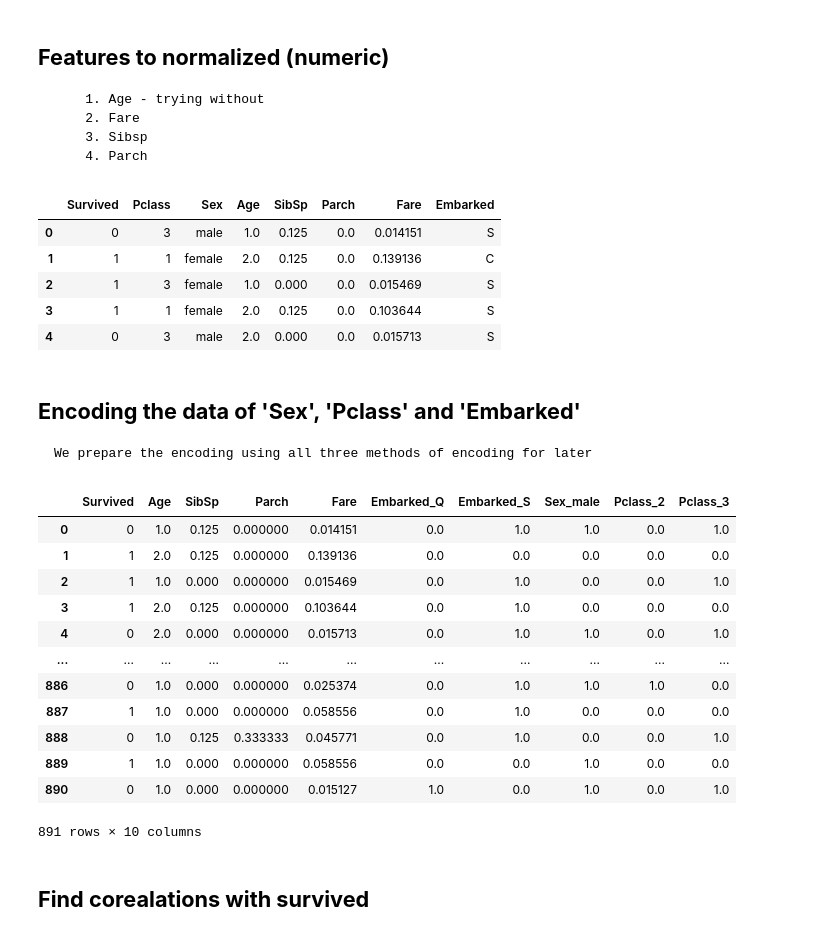
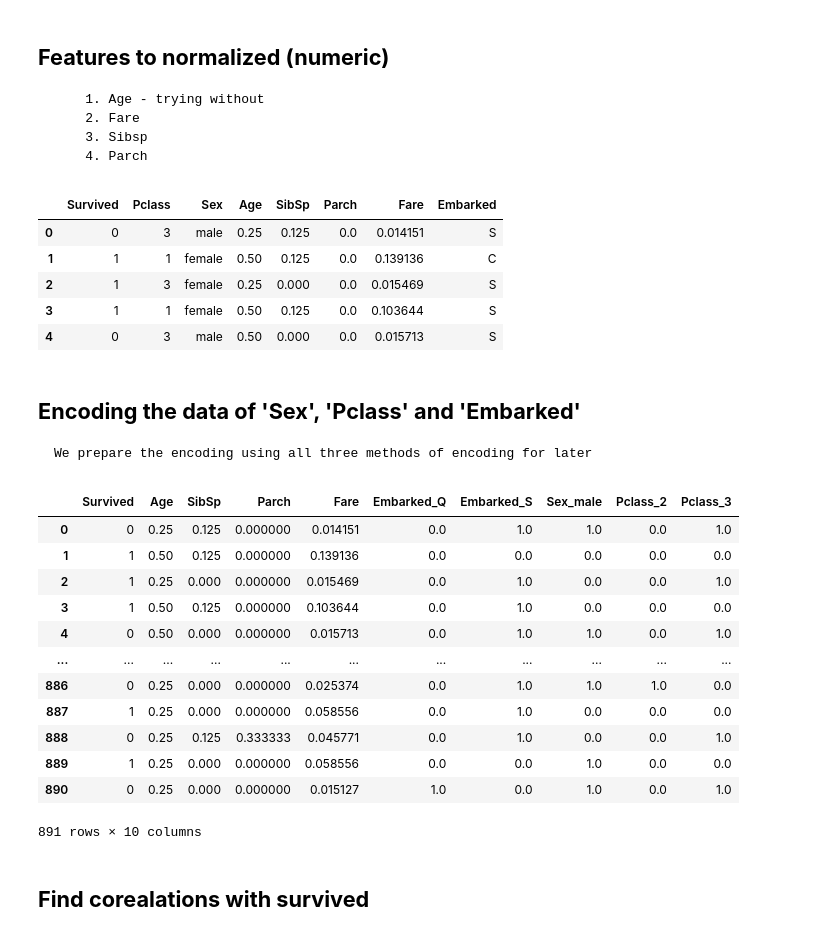
Before and after one commit to DorFerenc/Kaggle-ML-course, a Jupyter notebook: titanic-log.ipynb, the cells around one changed output. Drawn from its saved outputs; the diff is of its cells as text; code cells hidden in the pictures.

```diff
--- a/titanic-log.ipynb
+++ b/titanic-log.ipynb
@@ -560,20 +560,20 @@ altered_preparation_titanic_df = altered_titanic_df.copy()
 # %%
 # use min-max Normalization
 # Define the features to normalize
-# features_to_normalize = ['Age', 'Fare', 'SibSp', 'Parch']
-features_to_normalize = ['Fare', 'SibSp', 'Parch']
+features_to_normalize = ['Age', 'Fare', 'SibSp', 'Parch']
+# features_to_normalize = ['Fare', 'SibSp', 'Parch']
 
 
 for feature in features_to_normalize:
     altered_preparation_titanic_df[feature] = MinMaxScaler().fit_transform(altered_preparation_titanic_df[[feature]])
 altered_preparation_titanic_df.head()
 # %% [output]
 |  | Survived | Pclass | Sex | Age | SibSp | Parch | Fare | Embarked |
-| 0 | 0 | 3 | male | 1.0 | 0.125 | 0.0 | 0.014151 | S |
-| 1 | 1 | 1 | female | 2.0 | 0.125 | 0.0 | 0.139136 | C |
-| 2 | 1 | 3 | female | 1.0 | 0.000 | 0.0 | 0.015469 | S |
-| 3 | 1 | 1 | female | 2.0 | 0.125 | 0.0 | 0.103644 | S |
-| 4 | 0 | 3 | male | 2.0 | 0.000 | 0.0 | 0.015713 | S |
+| 0 | 0 | 3 | male | 0.25 | 0.125 | 0.0 | 0.014151 | S |
+| 1 | 1 | 1 | female | 0.50 | 0.125 | 0.0 | 0.139136 | C |
+| 2 | 1 | 3 | female | 0.25 | 0.000 | 0.0 | 0.015469 | S |
+| 3 | 1 | 1 | female | 0.50 | 0.125 | 0.0 | 0.103644 | S |
+| 4 | 0 | 3 | male | 0.50 | 0.000 | 0.0 | 0.015713 | S |
 # %% [markdown]
 ## **Encoding the data of 'Sex', 'Pclass' and 'Embarked'**
 
@@ -597,17 +597,17 @@ altered_preparation_titanic_df = altered_preparation_titanic_df.drop(['Pclass'],
 altered_preparation_titanic_df
 # %% [output]
 |  | Survived | Age | SibSp | Parch | Fare | Embarked_Q | Embarked_S | Sex_male | Pclass_2 | Pclass_3 |
-| 0 | 0 | 1.0 | 0.125 | 0.000000 | 0.014151 | 0.0 | 1.0 | 1.0 | 0.0 | 1.0 |
-| 1 | 1 | 2.0 | 0.125 | 0.000000 | 0.139136 | 0.0 | 0.0 | 0.0 | 0.0 | 0.0 |
-| 2 | 1 | 1.0 | 0.000 | 0.000000 | 0.015469 | 0.0 | 1.0 | 0.0 | 0.0 | 1.0 |
-| 3 | 1 | 2.0 | 0.125 | 0.000000 | 0.103644 | 0.0 | 1.0 | 0.0 | 0.0 | 0.0 |
-| 4 | 0 | 2.0 | 0.000 | 0.000000 | 0.015713 | 0.0 | 1.0 | 1.0 | 0.0 | 1.0 |
+| 0 | 0 | 0.25 | 0.125 | 0.000000 | 0.014151 | 0.0 | 1.0 | 1.0 | 0.0 | 1.0 |
+| 1 | 1 | 0.50 | 0.125 | 0.000000 | 0.139136 | 0.0 | 0.0 | 0.0 | 0.0 | 0.0 |
+| 2 | 1 | 0.25 | 0.000 | 0.000000 | 0.015469 | 0.0 | 1.0 | 0.0 | 0.0 | 1.0 |
+| 3 | 1 | 0.50 | 0.125 | 0.000000 | 0.103644 | 0.0 | 1.0 | 0.0 | 0.0 | 0.0 |
+| 4 | 0 | 0.50 | 0.000 | 0.000000 | 0.015713 | 0.0 | 1.0 | 1.0 | 0.0 | 1.0 |
 | ... | ... | ... | ... | ... | ... | ... | ... | ... | ... | ... |
-| 886 | 0 | 1.0 | 0.000 | 0.000000 | 0.025374 | 0.0 | 1.0 | 1.0 | 1.0 | 0.0 |
-| 887 | 1 | 1.0 | 0.000 | 0.000000 | 0.058556 | 0.0 | 1.0 | 0.0 | 0.0 | 0.0 |
-| 888 | 0 | 1.0 | 0.125 | 0.333333 | 0.045771 | 0.0 | 1.0 | 0.0 | 0.0 | 1.0 |
-| 889 | 1 | 1.0 | 0.000 | 0.000000 | 0.058556 | 0.0 | 0.0 | 1.0 | 0.0 | 0.0 |
-| 890 | 0 | 1.0 | 0.000 | 0.000000 | 0.015127 | 1.0 | 0.0 | 1.0 | 0.0 | 1.0 |
+| 886 | 0 | 0.25 | 0.000 | 0.000000 | 0.025374 | 0.0 | 1.0 | 1.0 | 1.0 | 0.0 |
+| 887 | 1 | 0.25 | 0.000 | 0.000000 | 0.058556 | 0.0 | 1.0 | 0.0 | 0.0 | 0.0 |
+| 888 | 0 | 0.25 | 0.125 | 0.333333 | 0.045771 | 0.0 | 1.0 | 0.0 | 0.0 | 1.0 |
+| 889 | 1 | 0.25 | 0.000 | 0.000000 | 0.058556 | 0.0 | 0.0 | 1.0 | 0.0 | 0.0 |
+| 890 | 0 | 0.25 | 0.000 | 0.000000 | 0.015127 | 1.0 | 0.0 | 1.0 | 0.0 | 1.0 |
 891 rows × 10 columns
 # %% [markdown]
 ## **Find corealations with survived**
```
Also changed, not shown: parts of 10 cells of this notebook.
